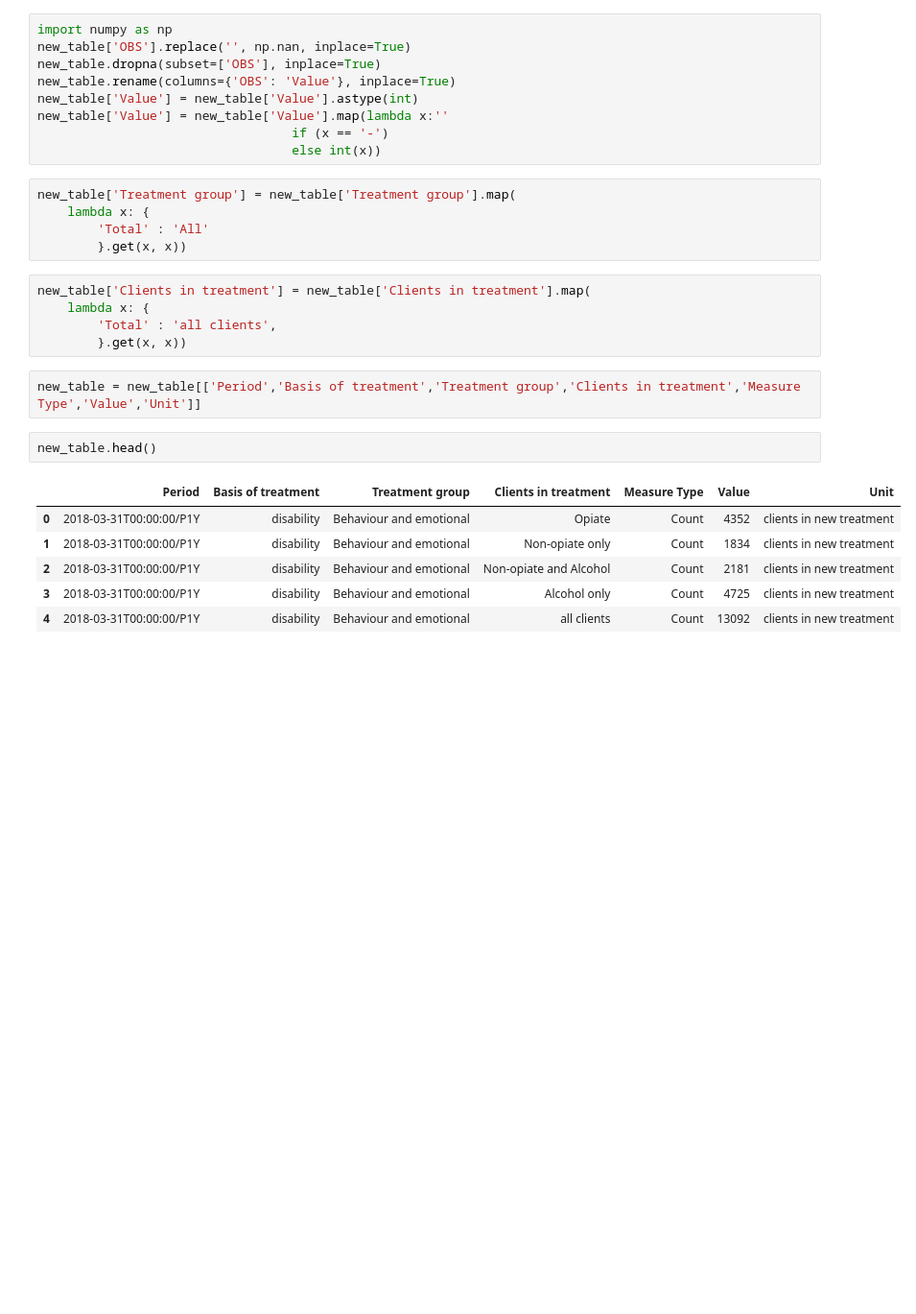
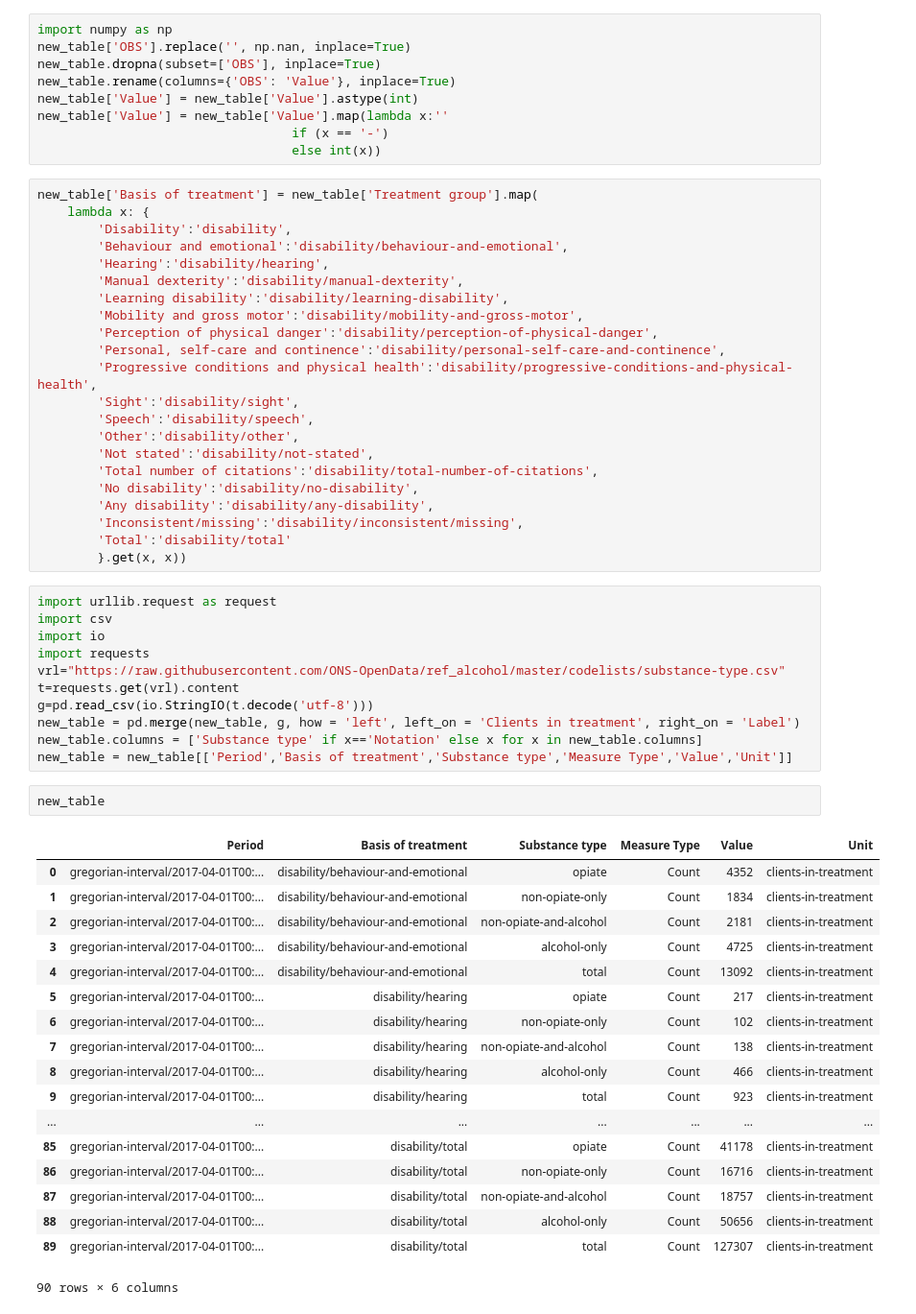
Before and after one commit to GSS-Cogs/PHE-Adult-drug-and-alcohol-treatment-statistics, a Jupyter notebook: Table 4.5.1.ipynb, the cells around one changed output. Shown at 96% size. Drawn from its saved outputs; the diff is of its cells as text; blank space fills up the shorter version.

```diff
--- a/Table 4.5.1.ipynb
+++ b/Table 4.5.1.ipynb
@@ -59,24 +58,57 @@ new_table['Value'] = new_table['Value'].astype(int)
 new_table['Value'] = new_table['Value'].map(lambda x:''
                                   if (x == '-')
                                   else int(x))
-# %%
-new_table['Treatment group'] = new_table['Treatment group'].map(
-    lambda x: {
-        'Total' : 'All'
-        }.get(x, x))
-# %%
-new_table['Clients in treatment'] = new_table['Clients in treatment'].map(
-    lambda x: {
-        'Total' : 'all clients',
-        }.get(x, x))
-# %%
-new_table = new_table[['Period','Basis of treatment','Treatment group','Clients in treatment','Measure Type','Value','Unit']]
+# %%
+new_table['Basis of treatment'] = new_table['Treatment group'].map(
+    lambda x: {
+        'Disability':'disability',
+        'Behaviour and emotional':'disability/behaviour-and-emotional',
+        'Hearing':'disability/hearing',
+        'Manual dexterity':'disability/manual-dexterity',
+        'Learning disability':'disability/learning-disability',
+        'Mobility and gross motor':'disability/mobility-and-gross-motor',
+        'Perception of physical danger':'disability/perception-of-physical-danger',
+        'Personal, self-care and continence':'disability/personal-self-care-and-continence',
+        'Progressive conditions and physical health':'disability/progressive-conditions-and-physical-health',
+        'Sight':'disability/sight',
+        'Speech':'disability/speech',
+        'Other':'disability/other',
+        'Not stated':'disability/not-stated',
+        'Total number of citations':'disability/total-number-of-citations',
+        'No disability':'disability/no-disability',
+        'Any disability':'disability/any-disability',
+        'Inconsistent/missing':'disability/inconsistent/missing',
+        'Total':'disability/total'
+        }.get(x, x))
+# %%
+import urllib.request as request
+import csv
+import io
+import requests
+vrl="https://raw.githubusercontent.com/ONS-OpenData/ref_alcohol/master/codelists/substance-type.csv"
+t=requests.get(vrl).content
+g=pd.read_csv(io.StringIO(t.decode('utf-8')))
+new_table = pd.merge(new_table, g, how = 'left', left_on = 'Clients in treatment', right_on = 'Label')
+new_table.columns = ['Substance type' if x=='Notation' else x for x in new_table.columns]
+new_table = new_table[['Period','Basis of treatment','Substance type','Measure Type','Value','Unit']]
 # %%
-new_table.head()
+new_table
 # %% [output]
-|  | Period | Basis of treatment | Treatment group | Clients in treatment | Measure Type | Value | Unit |
-| 0 | 2018-03-31T00:00:00/P1Y | disability | Behaviour and emotional | Opiate | Count | 4352 | clients in new treatment |
-| 1 | 2018-03-31T00:00:00/P1Y | disability | Behaviour and emotional | Non-opiate only | Count | 1834 | clients in new treatment |
-| 2 | 2018-03-31T00:00:00/P1Y | disability | Behaviour and emotional | Non-opiate and Alcohol | Count | 2181 | clients in new treatment |
-| 3 | 2018-03-31T00:00:00/P1Y | disability | Behaviour and emotional | Alcohol only | Count | 4725 | clients in new treatment |
-| 4 | 2018-03-31T00:00:00/P1Y | disability | Behaviour and emotional | all clients | Count | 13092 | clients in new treatment |
+|  | Period | Basis of treatment | Substance type | Measure Type | Value | Unit |
+| 0 | gregorian-interval/2017-04-01T00:... | disability/behaviour-and-emotional | opiate | Count | 4352 | clients-in-treatment |
+| 1 | gregorian-interval/2017-04-01T00:... | disability/behaviour-and-emotional | non-opiate-only | Count | 1834 | clients-in-treatment |
+| 2 | gregorian-interval/2017-04-01T00:... | disability/behaviour-and-emotional | non-opiate-and-alcohol | Count | 2181 | clients-in-treatment |
+| 3 | gregorian-interval/2017-04-01T00:... | disability/behaviour-and-emotional | alcohol-only | Count | 4725 | clients-in-treatment |
+| 4 | gregorian-interval/2017-04-01T00:... | disability/behaviour-and-emotional | total | Count | 13092 | clients-in-treatment |
+| 5 | gregorian-interval/2017-04-01T00:... | disability/hearing | opiate | Count | 217 | clients-in-treatment |
+| 6 | gregorian-interval/2017-04-01T00:... | disability/hearing | non-opiate-only | Count | 102 | clients-in-treatment |
+| 7 | gregorian-interval/2017-04-01T00:... | disability/hearing | non-opiate-and-alcohol | Count | 138 | clients-in-treatment |
+| 8 | gregorian-interval/2017-04-01T00:... | disability/hearing | alcohol-only | Count | 466 | clients-in-treatment |
+| 9 | gregorian-interval/2017-04-01T00:... | disability/hearing | total | Count | 923 | clients-in-treatment |
+| ... | ... | ... | ... | ... | ... | ... |
+| 85 | gregorian-interval/2017-04-01T00:... | disability/total | opiate | Count | 41178 | clients-in-treatment |
+| 86 | gregorian-interval/2017-04-01T00:... | disability/total | non-opiate-only | Count | 16716 | clients-in-treatment |
+| 87 | gregorian-interval/2017-04-01T00:... | disability/total | non-opiate-and-alcohol | Count | 18757 | clients-in-treatment |
+| 88 | gregorian-interval/2017-04-01T00:... | disability/total | alcohol-only | Count | 50656 | clients-in-treatment |
+| 89 | gregorian-interval/2017-04-01T00:... | disability/total | total | Count | 127307 | clients-in-treatment |
+90 rows × 6 columns
```
Also changed, not shown: parts of 1 cell of this notebook, 17 other files.
